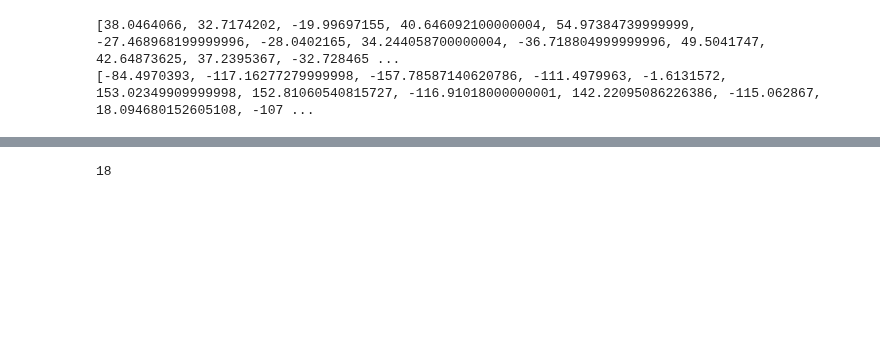
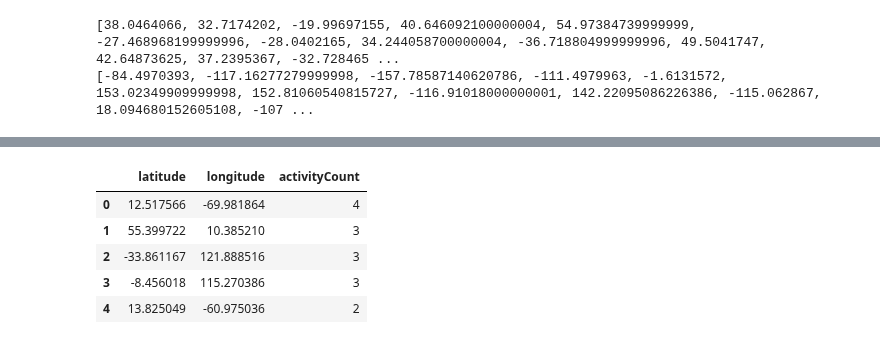
Before and after one commit to mugsiemx/honeymoon-dashboard, a Jupyter notebook: API_Calls/Yelp!API.ipynb, the cells around one changed output, grey strips where cells are left out. Cells and saved outputs as stored; diff of their text form; code cells hidden in the pictures; blank space fills up the shorter version.

```diff
--- a/API_Calls/Yelp!API.ipynb
+++ b/API_Calls/Yelp!API.ipynb
@@ -223,14 +220,19 @@ yelp_df["latitude"].nunique()
 # %%
 # Separate out all of the values that have less than 5 actual activities returned successfully
 activity_df = pd.DataFrame(yelp_df.loc[(yelp_df["category"] != "transportation") & (yelp_df["category"] !="restaurants") &
                                        (yelp_df["category"] != "hotels")         & (yelp_df["category"] != "nightlife")])
-value_counts = pd.DataFrame(activity_df[["latitude","longitude"]].groupby(["latitude","longitude"]).size().sort_values(ascending=False))
+value_counts = pd.DataFrame(activity_df[["locationID","latitude","longitude"]].groupby(["latitude","longitude"]).size().sort_values(ascending=False))
 value_counts = value_counts.rename(columns={0:"activityCount","longitude":"test"})
 value_counts = value_counts.loc[(value_counts["activityCount"] < 5)]
 value_counts = value_counts.reset_index(inplace=False)
 value_counts.head()
 # %% [output]
-18
+|  | latitude | longitude | activityCount |
+| 0 | 12.517566 | -69.981864 | 4 |
+| 1 | 55.399722 | 10.385210 | 3 |
+| 2 | -33.861167 | 121.888516 | 3 |
+| 3 | -8.456018 | 115.270386 | 3 |
+| 4 | 13.825049 | -60.975036 | 2 |
 # %%
 # Filter the list of results to only include locations with five or more actual activities
 longitudes_list = value_counts["longitude"].tolist()
```
Also changed, not shown: parts of 13 cells of this notebook, 4 other files.
